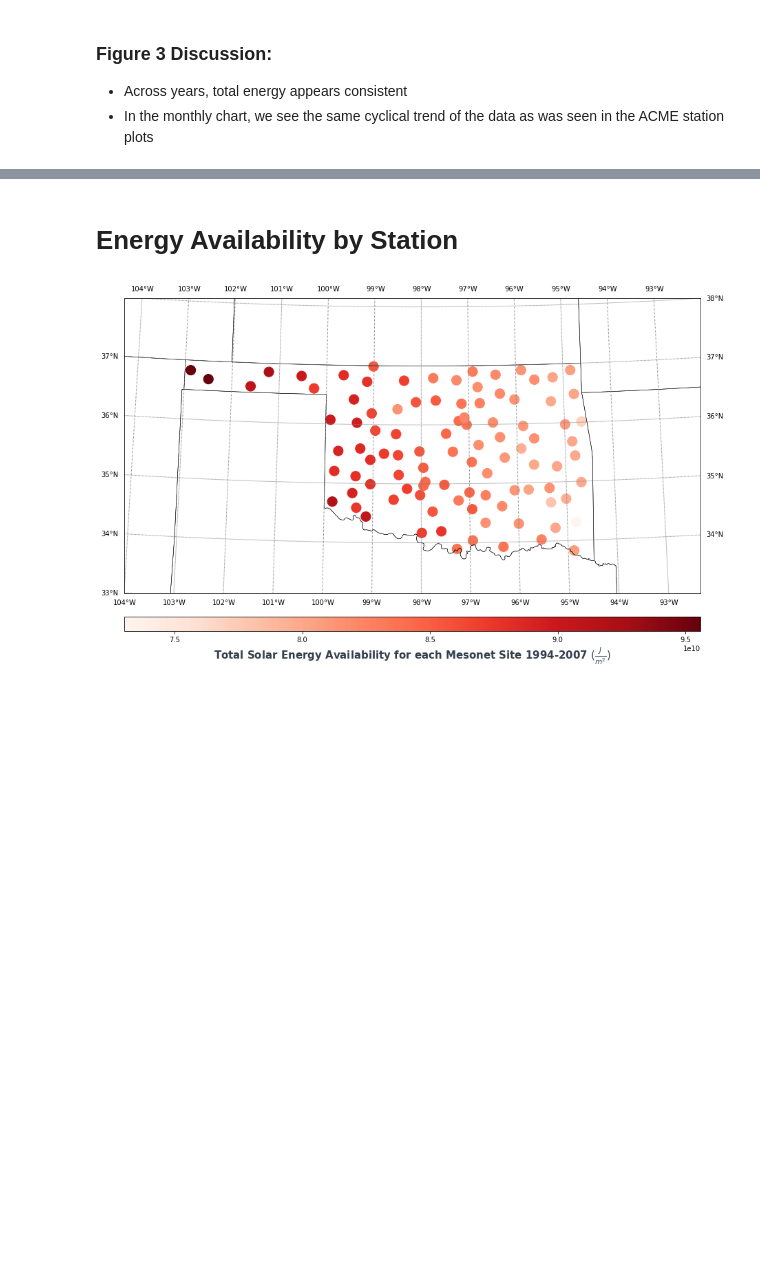
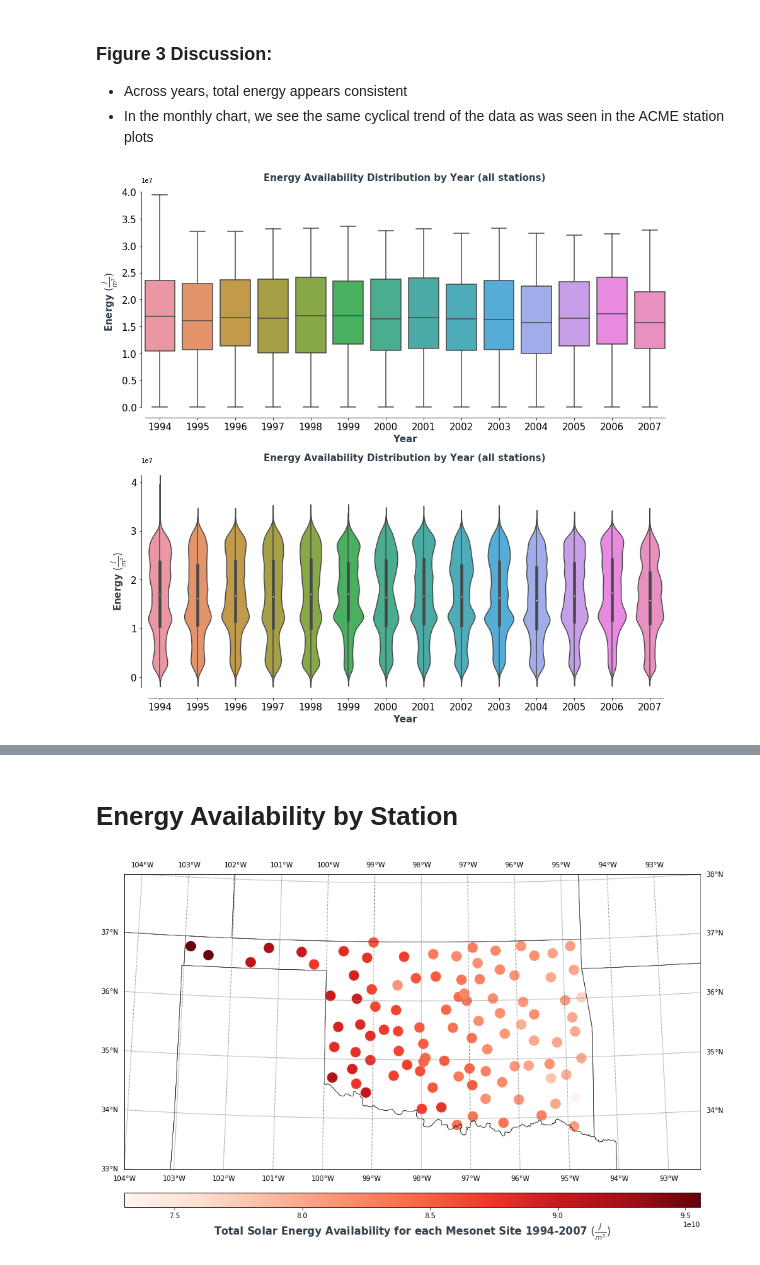
Before and after one commit to connormca12/Springboard-Projects, a Jupyter notebook: Capstone-1/data_storytelling.ipynb, the cells around one changed output, grey strips where cells are left out. Saved outputs shown, nothing was run; the diff lists cells and outputs as text; code cells hidden in the pictures; blank space fills up the shorter version.

```diff
--- a/Capstone-1/data_storytelling.ipynb
+++ b/Capstone-1/data_storytelling.ipynb
@@ -262,3 +274,40 @@ plt.show()
 ### Figure 3 Discussion:
 - Across years, total energy appears consistent
 - In the monthly chart, we see the same cyclical trend of the data as was seen in the ACME station plots
+# %%
+# Extract daily energy and label by year
+energy_dist = EDA_data
+energy_dist = energy_dist.set_index(pd.DatetimeIndex(energy_dist['Date']))
+del energy_dist['index']
+del energy_dist['Date']
+energy_dist = energy_dist.iloc[:,0:2].reset_index()
+energy_dist['year'] = energy_dist.Date.apply(lambda x: x.strftime('%Y'))
+del energy_dist['Date']
+del energy_dist['stid']
+# %%
+# Initialize figures and axes
+fig, ax = plt.subplots(2, 1, figsize=(15,15))
+
+# Plot boxplot
+sns.boxplot(ax=ax[0], y='energy', x='year', data=energy_dist)
+
+# Plot violinplot
+sns.violinplot(ax=ax[1], y='energy', x='year', data=energy_dist)
+
+# Set axes customizations
+for i in range(len(ax)):
+
+    ax[i].set_title("Energy Availability Distribution by Year (all stations)", fontsize=15, fontweight='black', color = '#333F4B')
+    ax[i].set_xlabel('Year', fontsize=15, fontweight='black', color = '#333F4B')
+    ax[i].set_ylabel(r'Energy $(\frac{J}{m^2})$', fontsize=15, fontweight='black', color = '#333F4B')
+
+    ax[i].tick_params(labelsize=15)
+
+    ax[i].spines['top'].set_color('none')
+    ax[i].spines['right'].set_color('none')
+    ax[i].spines['left'].set_smart_bounds(True)
+    ax[i].spines['bottom'].set_smart_bounds(True)
+
+plt.show()
+# %% [output]
+[figure, added]
```
Also changed, not shown: parts of 30 cells of this notebook.
